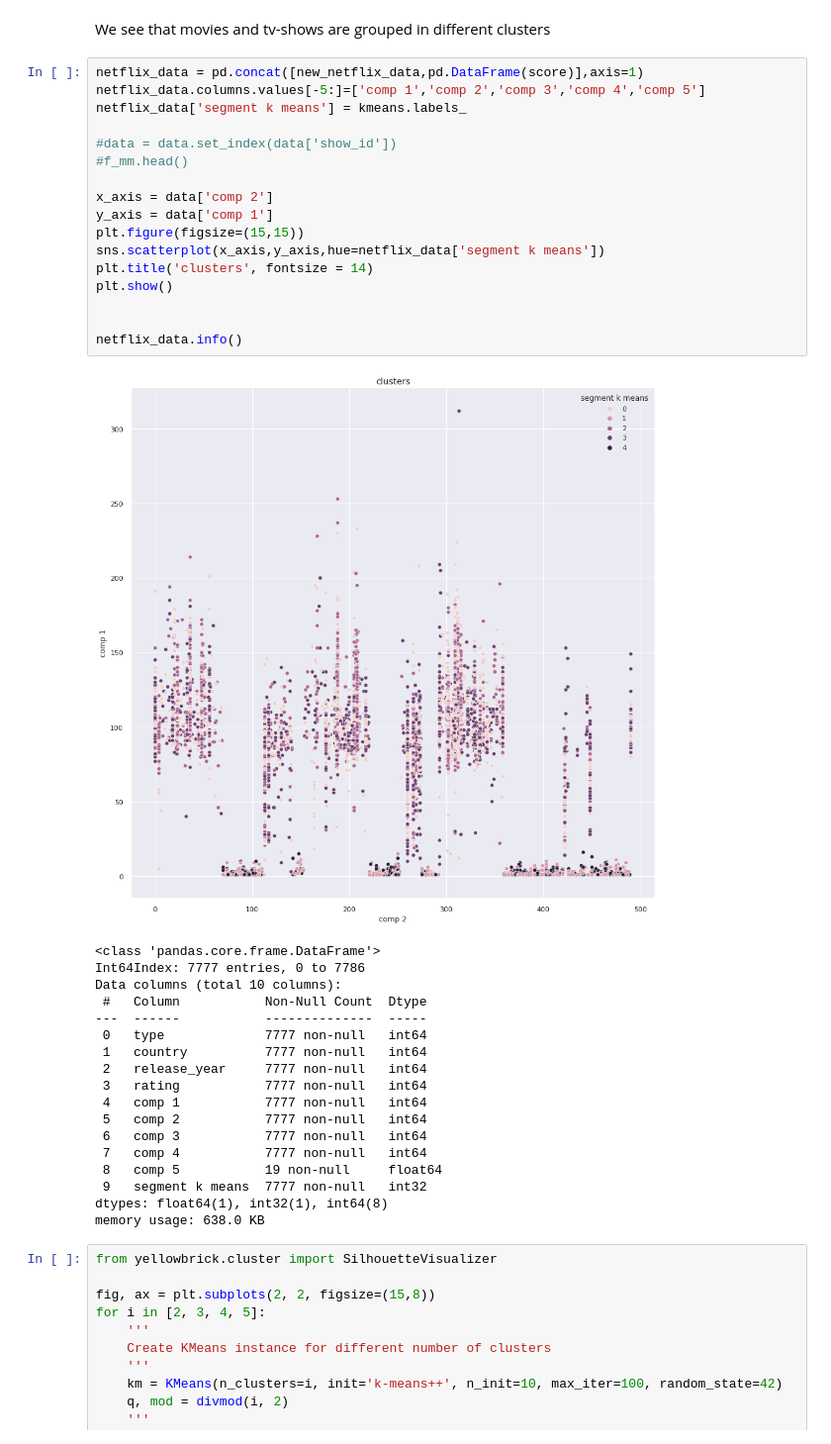
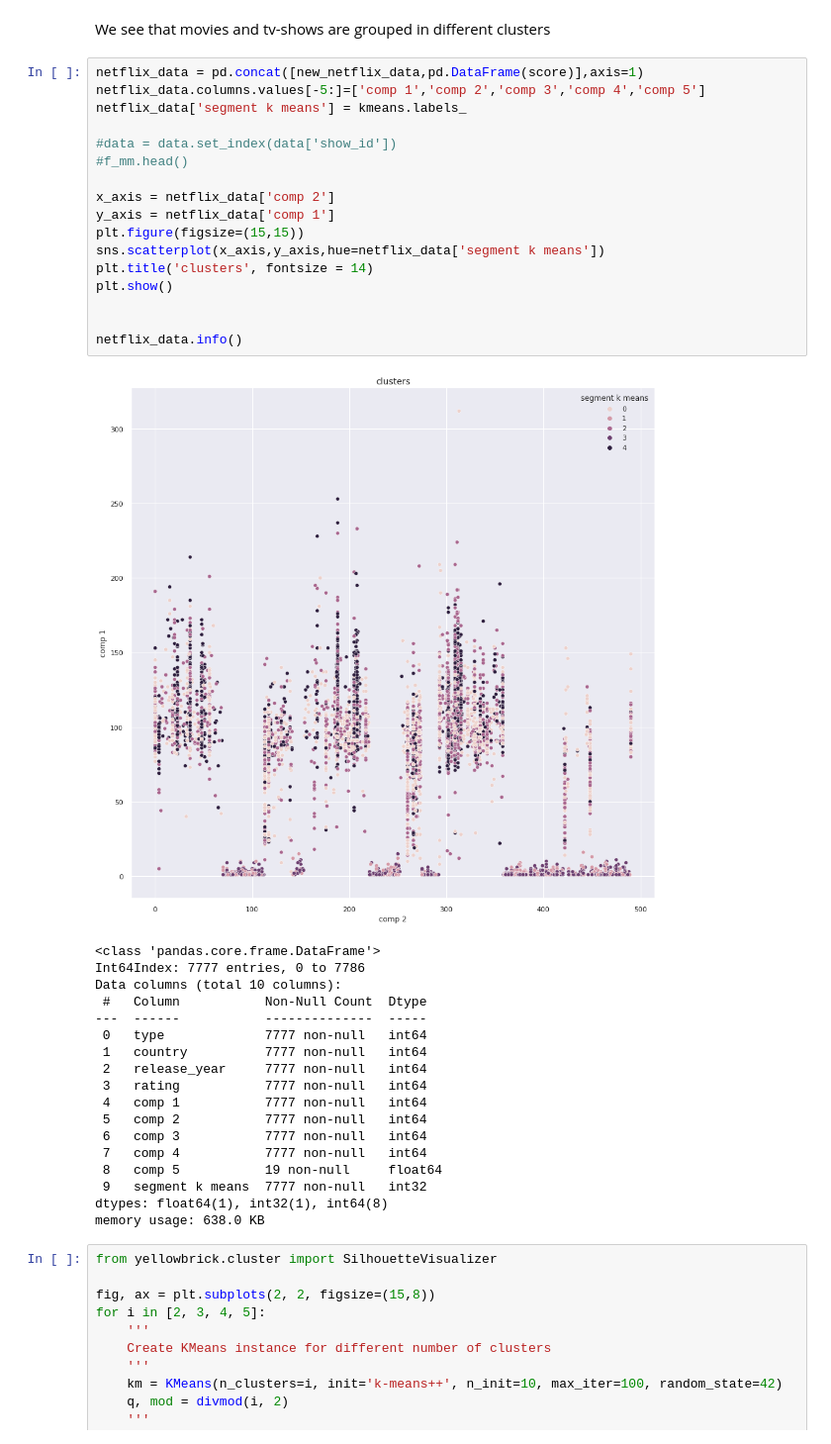
Before and after one commit to Vinitladse/NETFLIX-MOVIES-AND-TV-SHOWS-CLUSTERING, a Jupyter notebook: Vinit_Ladse(Self)NETFLIX_MOVIES_AND_TV_SHOWS_CLUSTERING.ipynb, the cells around one changed output. Shown at 99% size. Saved outputs shown, nothing was run; the diff lists cells and outputs as text.

```diff
--- a/Vinit_Ladse(Self)NETFLIX_MOVIES_AND_TV_SHOWS_CLUSTERING.ipynb
+++ b/Vinit_Ladse(Self)NETFLIX_MOVIES_AND_TV_SHOWS_CLUSTERING.ipynb
@@ -965,22 +966,22 @@ We see that movies and tv-shows are grouped in different clusters
 # %%
 netflix_data = pd.concat([new_netflix_data,pd.DataFrame(score)],axis=1)
 netflix_data.columns.values[-5:]=['comp 1','comp 2','comp 3','comp 4','comp 5']
 netflix_data['segment k means'] = kmeans.labels_
 
 #data = data.set_index(data['show_id'])
 #f_mm.head()
 
-x_axis = data['comp 2']
-y_axis = data['comp 1']
+x_axis = netflix_data['comp 2']
+y_axis = netflix_data['comp 1']
 plt.figure(figsize=(15,15))
 sns.scatterplot(x_axis,y_axis,hue=netflix_data['segment k means'])
 plt.title('clusters', fontsize = 14)
 plt.show()
 
 
 netflix_data.info()
 # %% [output]
-[figure, old version]
+[figure, new version]
 <class 'pandas.core.frame.DataFrame'>
 Int64Index: 7777 entries, 0 to 7786
 Data columns (total 10 columns):
```
Also changed, not shown: parts of 9 cells of this notebook.
